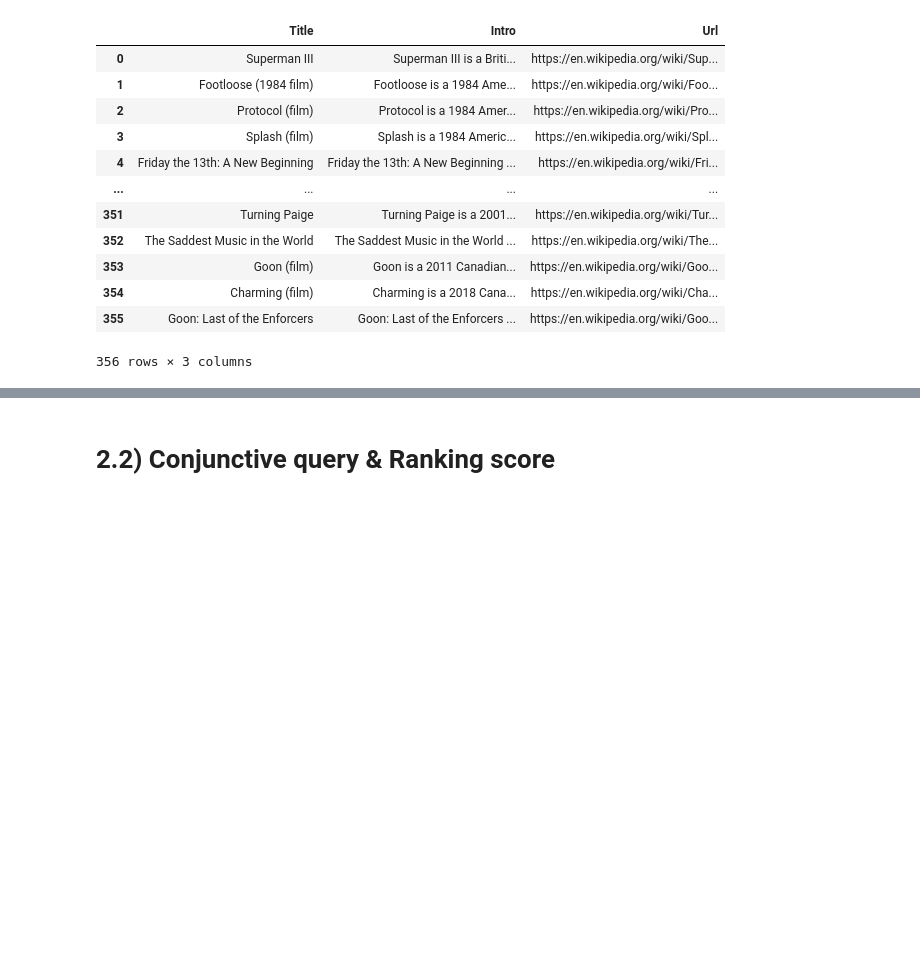
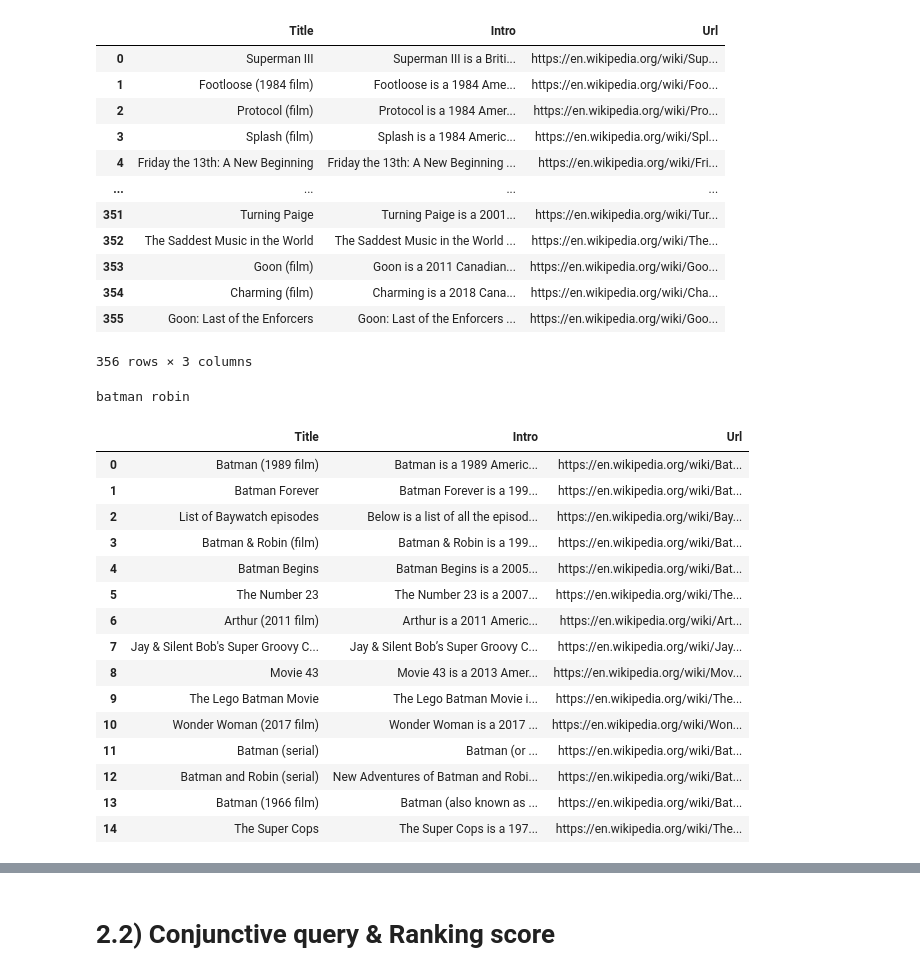
Before and after one commit to Debodeep94/ADM_HW3_Which_movie_to_watch, a Jupyter notebook: HMK3Leo.ipynb, the cells around one changed output, grey strips where cells are left out. Saved outputs shown, nothing was run; the diff lists cells and outputs as text; code cells hidden in the pictures; blank space fills up the shorter version.

```diff
--- a/HMK3Leo.ipynb
+++ b/HMK3Leo.ipynb
@@ -425,3 +417,24 @@ Ross
 | 354 | Charming (film) | Charming is a 2018 Cana... | https://en.wikipedia.org/wiki/Cha... |
 | 355 | Goon: Last of the Enforcers | Goon: Last of the Enforcers ... | https://en.wikipedia.org/wiki/Goo... |
 356 rows × 3 columns
+# %%
+y = list(input().split())
+searchengine1(y)
+# %% [output]
+batman robin
+|  | Title | Intro | Url |
+| 0 | Batman (1989 film) | Batman is a 1989 Americ... | https://en.wikipedia.org/wiki/Bat... |
+| 1 | Batman Forever | Batman Forever is a 199... | https://en.wikipedia.org/wiki/Bat... |
+| 2 | List of Baywatch episodes | Below is a list of all the episod... | https://en.wikipedia.org/wiki/Bay... |
+| 3 | Batman & Robin (film) | Batman & Robin is a 199... | https://en.wikipedia.org/wiki/Bat... |
+| 4 | Batman Begins | Batman Begins is a 2005... | https://en.wikipedia.org/wiki/Bat... |
+| 5 | The Number 23 | The Number 23 is a 2007... | https://en.wikipedia.org/wiki/The... |
+| 6 | Arthur (2011 film) | Arthur is a 2011 Americ... | https://en.wikipedia.org/wiki/Art... |
+| 7 | Jay & Silent Bob's Super Groovy C... | Jay & Silent Bob’s Super Groovy C... | https://en.wikipedia.org/wiki/Jay... |
+| 8 | Movie 43 | Movie 43 is a 2013 Amer... | https://en.wikipedia.org/wiki/Mov... |
+| 9 | The Lego Batman Movie | The Lego Batman Movie i... | https://en.wikipedia.org/wiki/The... |
+| 10 | Wonder Woman (2017 film) | Wonder Woman is a 2017 ... | https://en.wikipedia.org/wiki/Won... |
+| 11 | Batman (serial) | Batman (or ... | https://en.wikipedia.org/wiki/Bat... |
+| 12 | Batman and Robin (serial) | New Adventures of Batman and Robi... | https://en.wikipedia.org/wiki/Bat... |
+| 13 | Batman (1966 film) | Batman (also known as ... | https://en.wikipedia.org/wiki/Bat... |
+| 14 | The Super Cops | The Super Cops is a 197... | https://en.wikipedia.org/wiki/The... |
```
Also changed, not shown: parts of 40 cells of this notebook.
